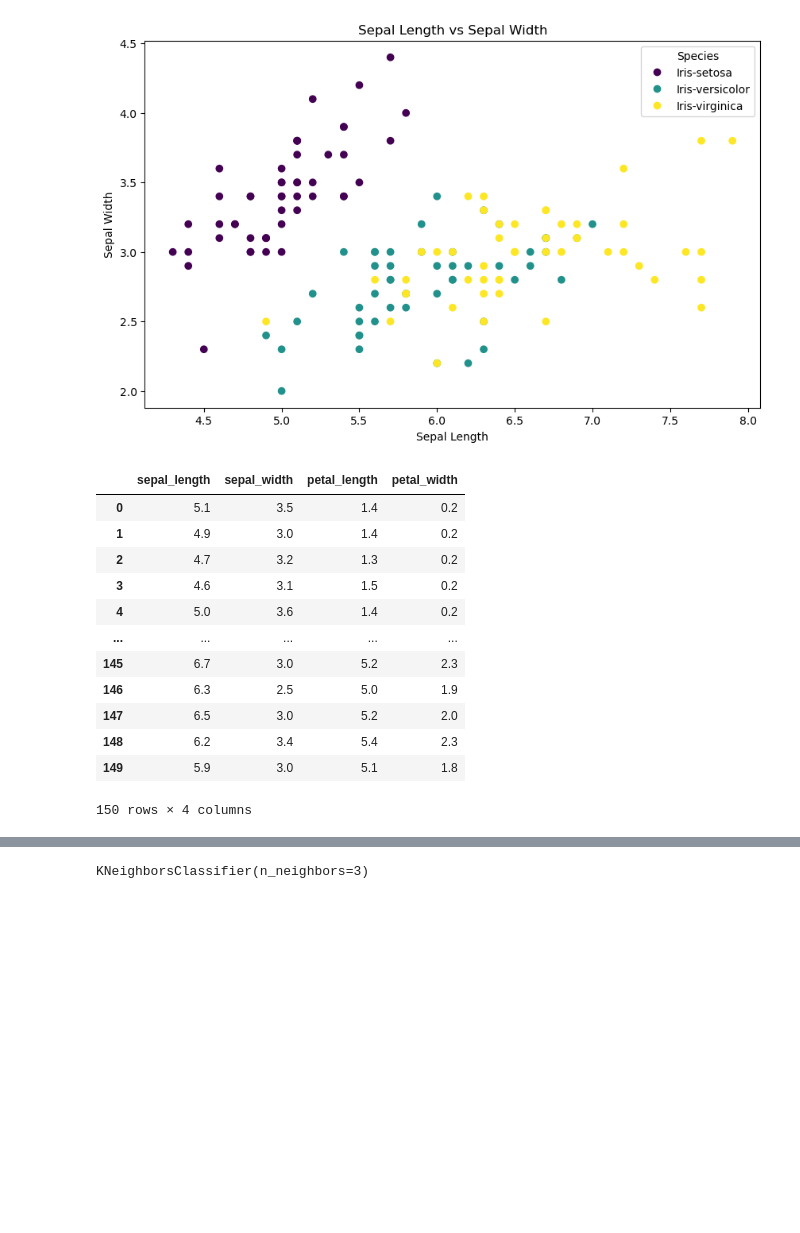
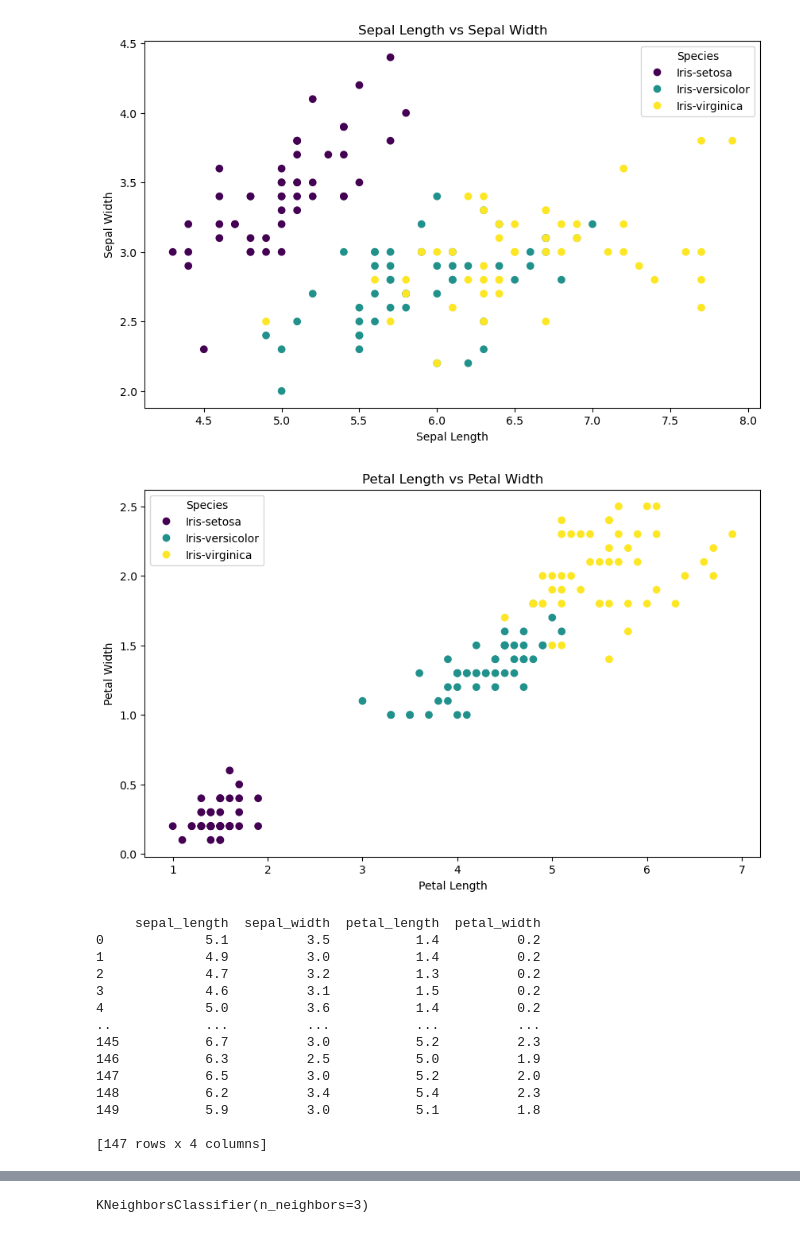
Before and after one commit to Hemant-Gupta1/AspireNex, a Jupyter notebook: iris_flower_classification/Iris Flower Classification.ipynb, the cells around one changed output, grey strips where cells are left out. Drawn from its saved outputs; the diff is of its cells as text; code cells hidden in the pictures; blank space fills up the shorter version.

```diff
--- a/iris_flower_classification/Iris Flower Classification.ipynb
+++ b/iris_flower_classification/Iris Flower Classification.ipynb
@@ -13,4 +26,6 @@ from sklearn.metrics import classification_report, accuracy_score
 # %%
-# url  = "https://archive.ics.uci.edu/ml/machine-learning-databases/iris/iris.data"
-column_names = ["sepal_length", "sepal_width", "petal_length", "petal_width", "species"]
-iris_data = pd.read_csv("IRIS.csv", names=column_names)
+# Define column names for the dataset
+columns = ["sepal_length", "sepal_width", "petal_length", "petal_width", "species"]
+
+# Load the dataset from a CSV file
+df = pd.read_csv("IRIS.csv", names=columns)
@@ -37,0 +117,6 @@ iris_data.describe()
+# %%
+# Drop duplicate rows from the DataFrame
+df = df.drop_duplicates()
+
+# Display the dimensions of the updated DataFrame
+df.shape
@@ -96,20 +151,55 @@ plt.show()
 # %% [output]
 [figure]
+# %%
+# Create a figure with a specified size
+plt.figure(figsize=(10, 6))
+
+# Create a scatter plot of Petal Length vs Petal Width
+# Color the points by species, using a colormap for better visualization
+scatter = plt.scatter(df['petal_length'], df['petal_width'],
+                      c=df['species'].astype('category').cat.codes, cmap='viridis')
+
+# Set the x-axis label
+plt.xlabel('Petal Length')
+
+# Set the y-axis label
+plt.ylabel('Petal Width')
+
+# Set the title of the plot
+plt.title('Petal Length vs Petal Width')
+
+# Create a legend using the scatter plot elements
+handles, labels = scatter.legend_elements()
+
+# Add the legend to the plot with species labels
+plt.legend(handles, df['species'].unique(), title='Species')
+
+# Display the plot
+plt.show()
+# %% [output]
+[figure, added]
 # %%
-X = iris_data.drop("species", axis=1)
-X
+# Create a new dataframe 'util1' by dropping the 'species' column from the original dataframe
+util1 = df.drop("species", axis=1)
+
+# Create a new series 'util2' containing only the 'species' column from the original dataframe
+util2 = df["species"]
+
+# Display the 'util1' dataframe to verify the changes
+print(util1)
 # %% [output]
-|  | sepal_length | sepal_width | petal_length | petal_width |
-| 0 | 5.1 | 3.5 | 1.4 | 0.2 |
-| 1 | 4.9 | 3.0 | 1.4 | 0.2 |
-| 2 | 4.7 | 3.2 | 1.3 | 0.2 |
-| 3 | 4.6 | 3.1 | 1.5 | 0.2 |
-| 4 | 5.0 | 3.6 | 1.4 | 0.2 |
-| ... | ... | ... | ... | ... |
-| 145 | 6.7 | 3.0 | 5.2 | 2.3 |
-| 146 | 6.3 | 2.5 | 5.0 | 1.9 |
-| 147 | 6.5 | 3.0 | 5.2 | 2.0 |
-| 148 | 6.2 | 3.4 | 5.4 | 2.3 |
-| 149 | 5.9 | 3.0 | 5.1 | 1.8 |
-150 rows × 4 columns
+     sepal_length  sepal_width  petal_length  petal_width
+0             5.1          3.5           1.4          0.2
+1             4.9          3.0           1.4          0.2
+2             4.7          3.2           1.3          0.2
+3             4.6          3.1           1.5          0.2
+4             5.0          3.6           1.4          0.2
+..            ...          ...           ...          ...
+145           6.7          3.0           5.2          2.3
+146           6.3          2.5           5.0          1.9
+147           6.5          3.0           5.2          2.0
+148           6.2          3.4           5.4          2.3
+149           5.9          3.0           5.1          1.8
+
+[147 rows x 4 columns]
 # %%
```
Also changed, not shown: parts of 37 cells of this notebook, 3 other files.
